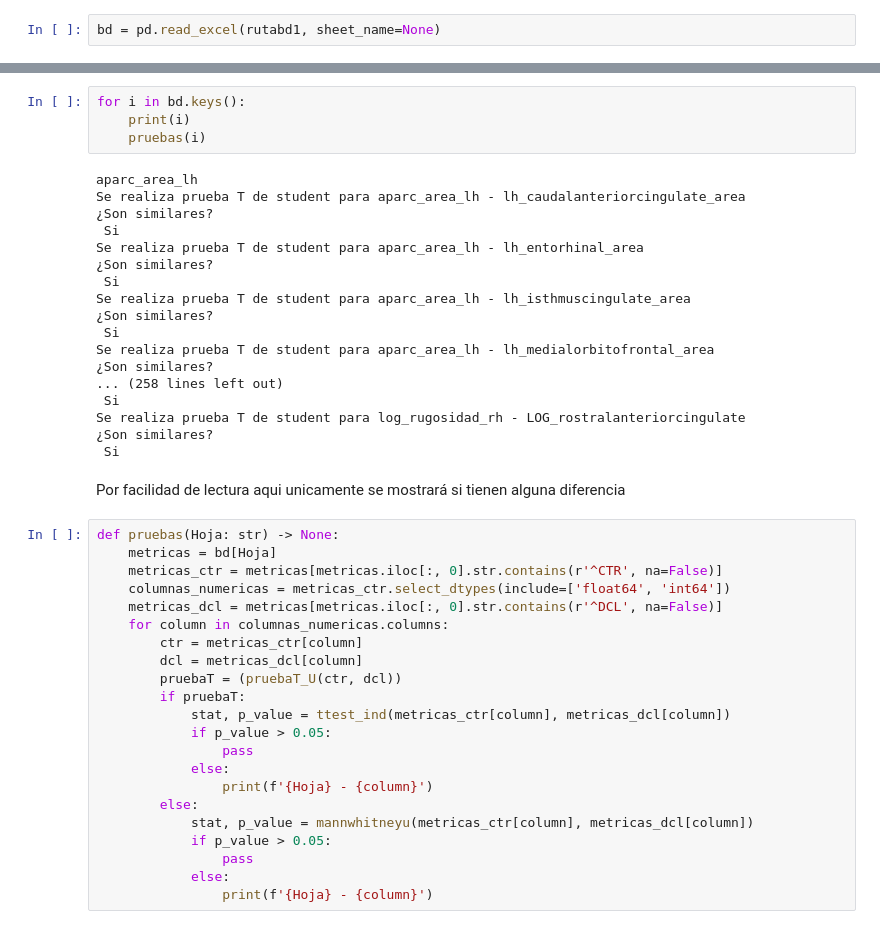
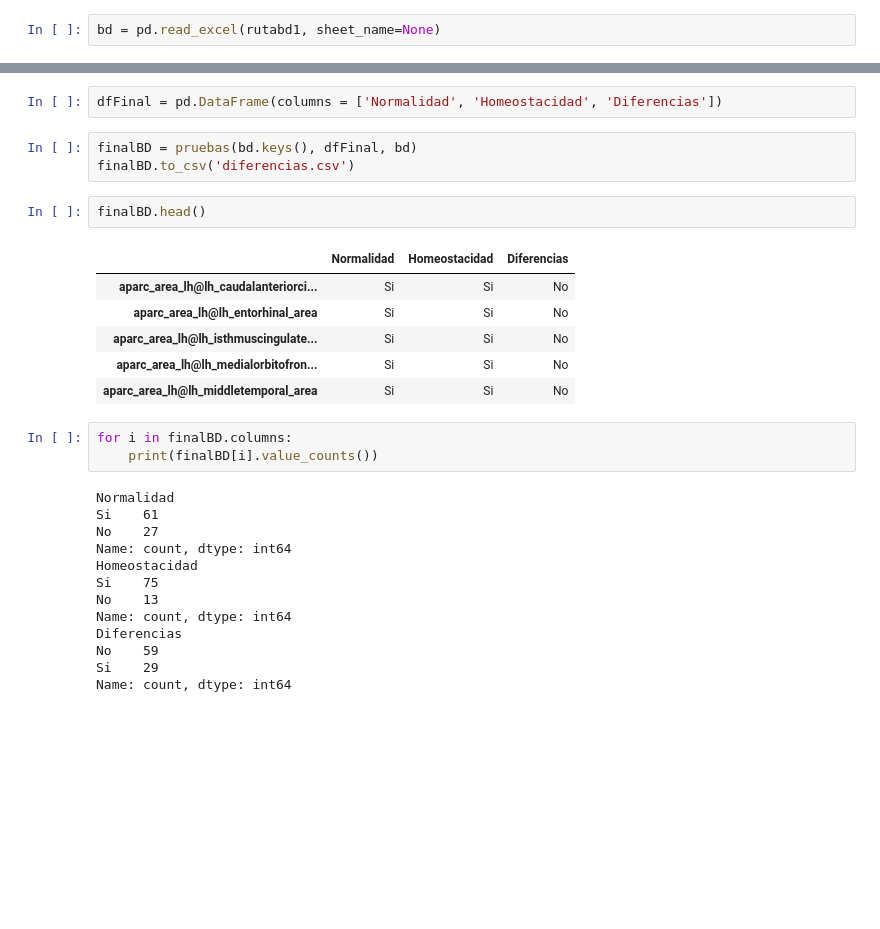
Before and after one commit to AndresMedina117/proyecto_neuroco, a Jupyter notebook: inicio.ipynb, the cells around one changed output, grey strips where cells are left out. Saved outputs shown, nothing was run; the diff lists cells and outputs as text; blank space fills up the shorter version.

```diff
--- a/inicio.ipynb
+++ b/inicio.ipynb
@@ -347,46 +380,30 @@ dict_keys(['aparc_area_lh', 'aparc_area_rh', 'aparc_meancurv_lh', 'aparc_meancur
+# %%
+dfFinal = pd.DataFrame(columns = ['Normalidad', 'Homeostacidad', 'Diferencias'])
+# %%
+finalBD = pruebas(bd.keys(), dfFinal, bd)
+finalBD.to_csv('diferencias.csv')
+# %%
+finalBD.head()
+# %% [output]
+|  | Normalidad | Homeostacidad | Diferencias |
+| aparc_area_lh@lh_caudalanteriorci... | Si | Si | No |
+| aparc_area_lh@lh_entorhinal_area | Si | Si | No |
+| aparc_area_lh@lh_isthmuscingulate... | Si | Si | No |
+| aparc_area_lh@lh_medialorbitofron... | Si | Si | No |
+| aparc_area_lh@lh_middletemporal_area | Si | Si | No |
 # %%
-for i in bd.keys():
-    print(i)
-    pruebas(i)
+for i in finalBD.columns:
+    print(finalBD[i].value_counts())
 # %% [output]
-aparc_area_lh
-Se realiza prueba T de student para aparc_area_lh - lh_caudalanteriorcingulate_area
-¿Son similares?
- Si
-Se realiza prueba T de student para aparc_area_lh - lh_entorhinal_area
-¿Son similares?
- Si
-Se realiza prueba T de student para aparc_area_lh - lh_isthmuscingulate_area
-¿Son similares?
- Si
-Se realiza prueba T de student para aparc_area_lh - lh_medialorbitofrontal_area
-¿Son similares?
-... (258 lines left out)
- Si
-Se realiza prueba T de student para log_rugosidad_rh - LOG_rostralanteriorcingulate
-¿Son similares?
- Si
+Normalidad
+Si    61
+No    27
+Name: count, dtype: int64
+Homeostacidad
+Si    75
+No    13
+Name: count, dtype: int64
+Diferencias
+No    59
+Si    29
+Name: count, dtype: int64
-# %% [markdown]
-Por facilidad de lectura aqui unicamente se mostrará si tienen alguna diferencia
-# %%
-def pruebas(Hoja: str) -> None:
-    metricas = bd[Hoja]
-    metricas_ctr = metricas[metricas.iloc[:, 0].str.contains(r'^CTR', na=False)]
-    columnas_numericas = metricas_ctr.select_dtypes(include=['float64', 'int64'])
-    metricas_dcl = metricas[metricas.iloc[:, 0].str.contains(r'^DCL', na=False)]
-    for column in columnas_numericas.columns:
-        ctr = metricas_ctr[column]
-        dcl = metricas_dcl[column]
-        pruebaT = (pruebaT_U(ctr, dcl))
-        if pruebaT:
-            stat, p_value = ttest_ind(metricas_ctr[column], metricas_dcl[column])
-            if p_value > 0.05:
-                pass
-            else:
-                print(f'{Hoja} - {column}')
-        else:
-            stat, p_value = mannwhitneyu(metricas_ctr[column], metricas_dcl[column])
-            if p_value > 0.05:
-                pass
-            else:
-                print(f'{Hoja} - {column}')
```
Also changed, not shown: parts of 13 cells of this notebook, 1 other file.
